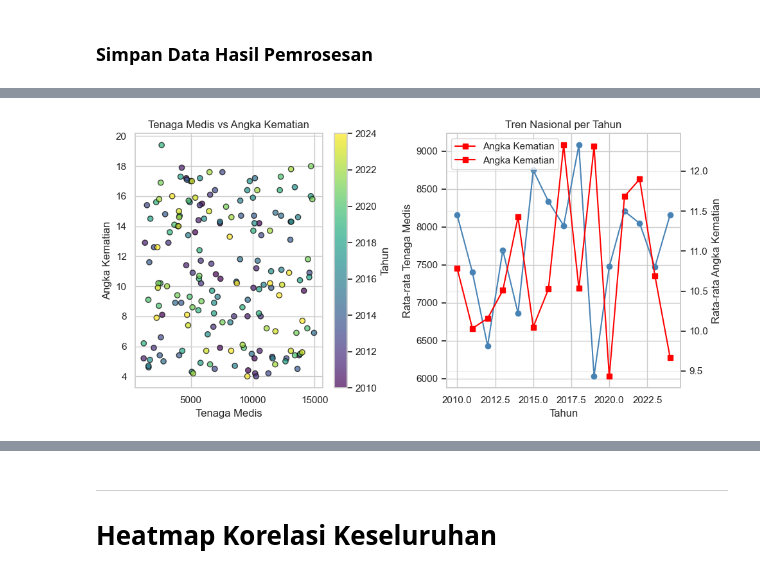
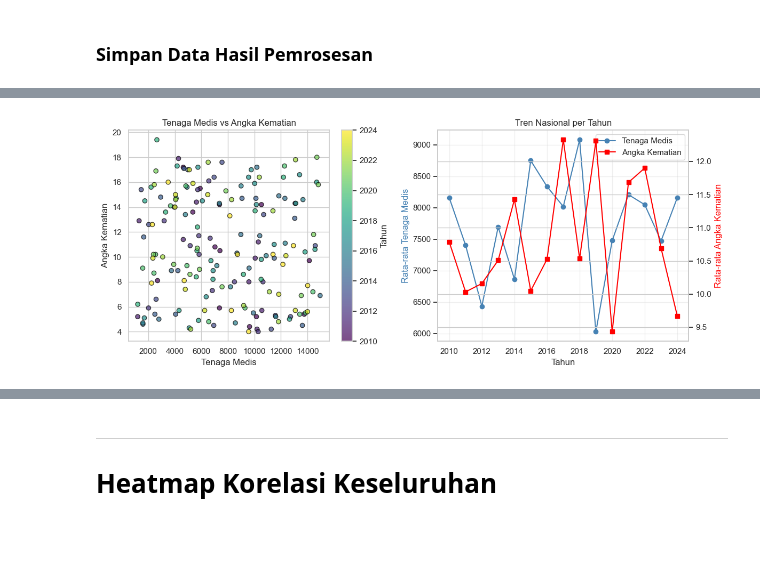
Before and after one commit to Daalleee/Data_Analyst, a Jupyter notebook: analyst_kesehatan.ipynb, the cells around one changed output, grey strips where cells are left out. Cells and saved outputs as stored; diff of their text form; code cells hidden in the pictures; blank space fills up the shorter version.

```diff
--- a/analyst_kesehatan.ipynb
+++ b/analyst_kesehatan.ipynb
@@ -213,10 +253,9 @@ df_clean = df.copy()
 print("=== IMPUTASI AHH ===")
 print(f"Missing sebelum: {df_clean['AHH'].isnull().sum()}")
 
-# Median per provinsi, fallback ke median nasional
 median_nasional_ahh = df_clean['AHH'].median()
 df_clean['AHH'] = df_clean.groupby('Provinsi')['AHH'].transform(
-    lambda x: x.fillna(x.median() if x.median() == x.median() else median_nasional_ahh)
+    lambda x: x.fillna(x.median() if not pd.isna(x.median()) else median_nasional_ahh)
 )
 df_clean['AHH'] = df_clean['AHH'].fillna(median_nasional_ahh)
 print(f"Missing sesudah: {df_clean['AHH'].isnull().sum()}")
@@ -227,12 +266,12 @@ print(f"Missing sebelum: {df_clean['Imunisasi'].isnull().sum()}")
 
 median_nasional_imun = df_clean['Imunisasi'].median()
 df_clean['Imunisasi'] = df_clean.groupby('Provinsi')['Imunisasi'].transform(
-    lambda x: x.fillna(x.median() if x.median() == x.median() else median_nasional_imun)
+    lambda x: x.fillna(x.median() if not pd.isna(x.median()) else median_nasional_imun)
 )
 df_clean['Imunisasi'] = df_clean['Imunisasi'].fillna(median_nasional_imun)
 print(f"Missing sesudah: {df_clean['Imunisasi'].isnull().sum()}")
 
-print("\n✓ Imputasi selesai!")
+print("\nImputasi selesai!")
 # %% [output]
 === IMPUTASI AHH ===
 Missing sebelum: 22
@@ -336,9 +391,10 @@ print(f"  - Dataset_kesehatan_normalized.xlsx ({df_norm.shape})")
 # %%
-# Korelasi antara Tenaga_Medis dan Angka_Kematian
+# --- Analisis Korelasi Global ---
 corr = df_clean['Tenaga_Medis'].corr(df_clean['Angka_Kematian'])
+print("=== KORELASI GLOBAL ===")
 print(f"Korelasi (Tenaga Medis vs Angka Kematian): {corr:.3f}")
 
-plt.figure(figsize=(10, 5))
+plt.figure(figsize=(12, 5))
 
 # Scatter plot
 plt.subplot(1, 2, 1)
@@ -353,27 +409,59 @@ plt.title('Tenaga Medis vs Angka Kematian')
 plt.subplot(1, 2, 2)
 trend = df_clean.groupby('Tahun')[['Tenaga_Medis', 'Angka_Kematian']].mean()
 years = trend.index
-plt.plot(years, trend['Tenaga_Medis'], marker='o', color='steelblue', label='Tenaga Medis')
-plt.xlabel('Tahun')
-plt.ylabel('Rata-rata Tenaga Medis')
-ax2 = plt.gca().twinx()
-ax2.plot(years, trend['Angka_Kematian'], marker='s', color='red', label='Angka Kematian')
-ax2.set_ylabel('Rata-rata Angka Kematian')
+ax1 = plt.gca()
+line1 = ax1.plot(years, trend['Tenaga_Medis'], marker='o', color='steelblue')
+ax1.set_xlabel('Tahun')
+ax1.set_ylabel('Rata-rata Tenaga Medis', color='steelblue')
+ax2 = ax1.twinx()
+line2 = ax2.plot(years, trend['Angka_Kematian'], marker='s', color='red')
+ax2.set_ylabel('Rata-rata Angka Kematian', color='red')
 plt.title('Tren Nasional per Tahun')
-# Gabungkan legend
-lines1, labels1 = plt.gca().get_legend_handles_labels()
-lines2, labels2 = ax2.get_legend_handles_labels()
-plt.gca().legend(lines1 + lines2, labels1 + labels2, loc='best')
-plt.grid(True, alpha=0.3)
+# Buat legend manual agar tidak duplikat
+from matplotlib.lines import Line2D
+legend_elements = [
+    Line2D([0], [0], color='steelblue', marker='o', label='Tenaga Medis'),
+    Line2D([0], [0], color='red', marker='s', label='Angka Kematian')
+]
+ax1.legend(handles=legend_elements, loc='best')
+ax1.grid(True, alpha=0.3)
 
 plt.tight_layout()
 plt.show()
 
-# Kesimpulan
-if corr < -0.5:
-    print("→ Korelasi negatif kuat: peningkatan tenaga medis → penurunan angka kematian.")
-elif corr < 0:
-    print("→ Korelasi negatif lemah: tren umum menurun, tapi TIDAK selalu konsisten.")
+# --- Analisis Per Provinsi: Apakah selalu menurun? ---
+print("\n=== ANALISIS PER PROVINSI ===")
+print("Mencari provinsi di mana Tenaga Medis naik TAPI Angka Kematian juga naik...\n")
+
+prov_trend = df_clean.groupby(['Provinsi', 'Tahun'])[['Tenaga_Medis', 'Angka_Kematian']].mean().reset_index()
+
+kontradiksi = []
+for prov in df_clean['Provinsi'].unique():
+    pdata = prov_trend[prov_trend['Provinsi'] == prov].sort_values('Tahun')
+    if len(pdata) < 2:
+        continue
+    # Hitung perubahan dari tahun ke tahun
+    pdata['Delta_Medis'] = pdata['Tenaga_Medis'].diff()
+    pdata['Delta_Kematian'] = pdata['Angka_Kematian'].diff()
+    # Cek: tenaga medis naik (delta > 0) tapi kematian juga naik (delta > 0)
+    kontra_rows = pdata[(pdata['Delta_Medis'] > 0) & (pdata['Delta_Kematian'] > 0)]
+    if len(kontra_rows) > 0:
+        for _, row in kontra_rows.iterrows():
+            kontradiksi.append({
+                'Provinsi': prov,
+                'Tahun': row['Tahun'],
+                'Tenaga_Medis': row['Tenaga_Medis'],
+                'Delta_Medis': row['Delta_Medis'],
+                'Angka_Kematian': row['Angka_Kematian'],
+                'Delta_Kematian': row['Delta_Kematian']
+            })
+
+if kontradiksi:
+    print(f"Ditemukan {len(kontradiksi)} observasi di mana Tenaga Medis naik TAPI Angka Kematian juga naik:")
+    print(pd.DataFrame(kontradiksi).head(15).to_string(index=False))
+    print("\nKesimpulan: Peningkatan tenaga medis TIDAK SELALU menurunkan angka kematian.")
+    print("Faktor lain (sanitasi, gizi, akses fasilitas, penyakit menular) juga berpengaruh.")
 else:
-    print("→ Tidak ada hubungan negatif yang jelas.")
+    print("Tidak ditemukan kontradiksi signifikan.")
+    print("Kesimpulan: Tren umum menunjukkan peningkatan tenaga medis berkorelasi dengan penurunan angka kematian.")
 # %% [output]
@@ -380,2 +469,2 @@ else:
 Korelasi (Tenaga Medis vs Angka Kematian): -0.079
-[figure, old version]
+[figure, new version]
```
Also changed, not shown: parts of 32 cells of this notebook, 2 other files.
